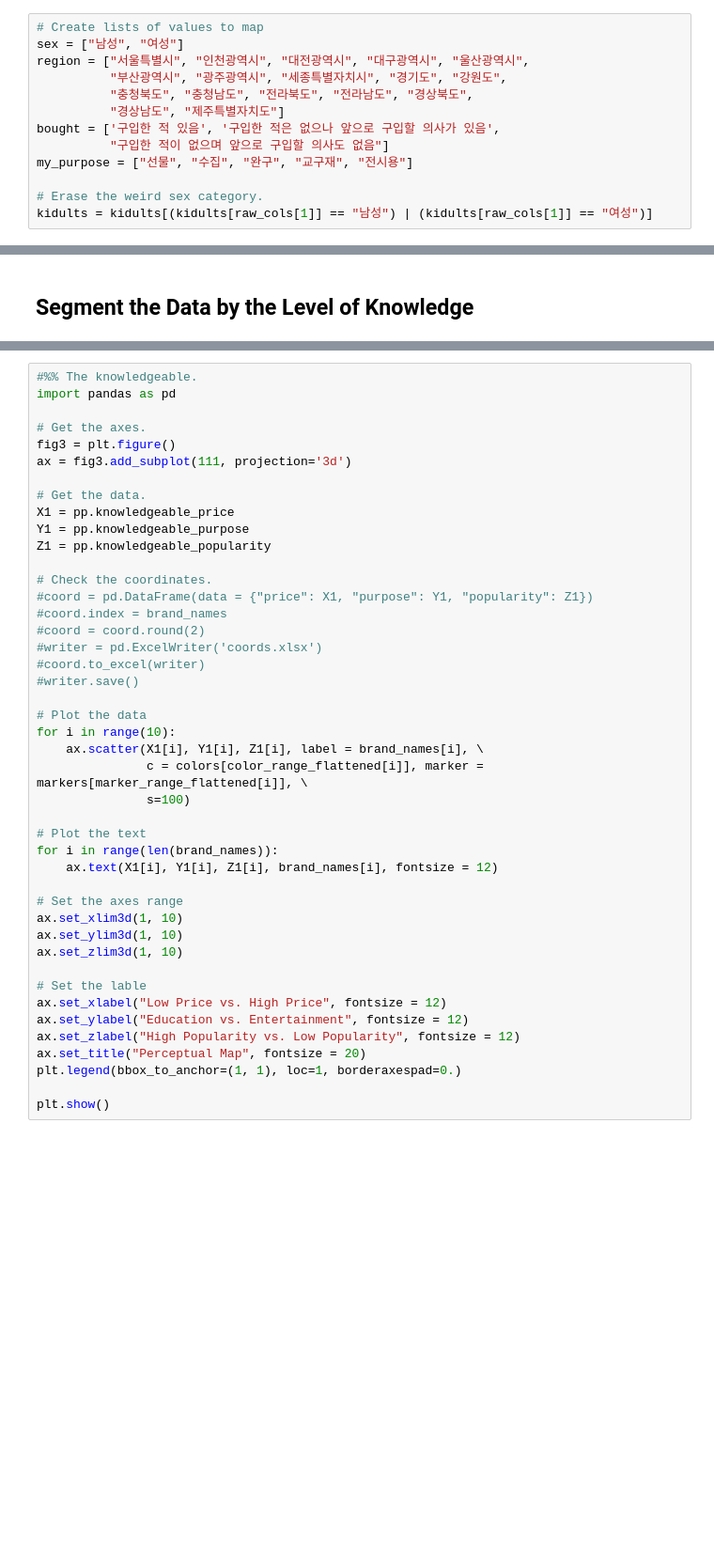
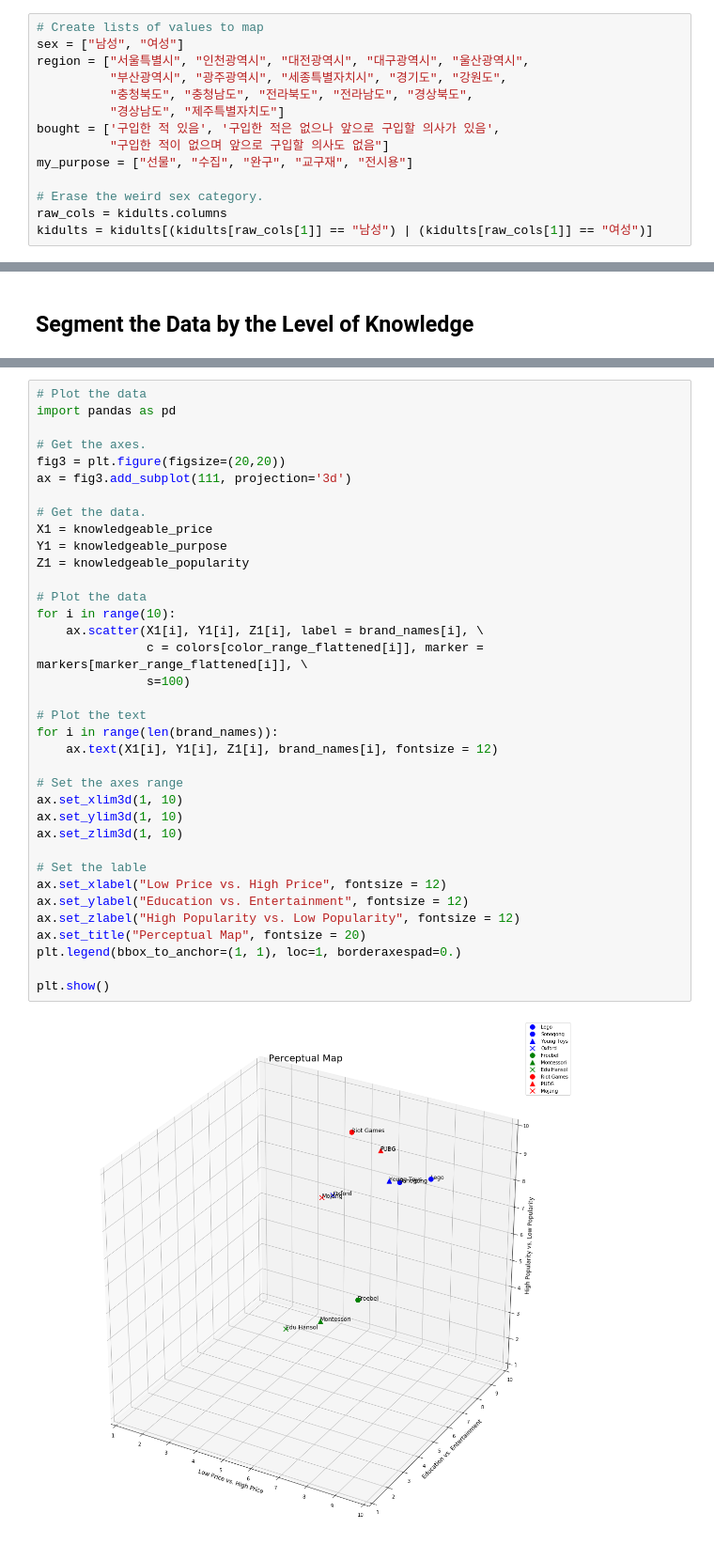
Before and after one commit to Jiseong-Michael-Yang/Marketing-Management, a Jupyter notebook: lego_marketing_survey_analysis.ipynb, the cells around one changed output, grey strips where cells are left out. Shown at 94% size. Saved outputs shown, nothing was run; the diff lists cells and outputs as text; blank space fills up the shorter version.

```diff
--- a/lego_marketing_survey_analysis.ipynb
+++ b/lego_marketing_survey_analysis.ipynb
@@ -41,6 +41,7 @@ bought = ['구입한 적 있음', '구입한 적은 없으나 앞으로 구입
 my_purpose = ["선물", "수집", "완구", "교구재", "전시용"]
 
 # Erase the weird sex category.
+raw_cols = kidults.columns
 kidults = kidults[(kidults[raw_cols[1]] == "남성") | (kidults[raw_cols[1]] == "여성")]
 # %%
 # Remove the last three columns that are unneccessary.
@@ -472,47 +486,41 @@ color_range_flattened = flatten(color_range)
 marker_range = [[0]] + [[i, i+1, i+2] * 3 for i in range(1)]
 marker_range_flattened = flatten(marker_range)
 # %%
-#%% The knowledgeable.
+# Plot the data
 import pandas as pd
 
 # Get the axes.
-fig3 = plt.figure()
+fig3 = plt.figure(figsize=(20,20))
 ax = fig3.add_subplot(111, projection='3d')
 
 # Get the data.
-X1 = pp.knowledgeable_price
-Y1 = pp.knowledgeable_purpose
-Z1 = pp.knowledgeable_popularity
-
-# Check the coordinates.
-#coord = pd.DataFrame(data = {"price": X1, "purpose": Y1, "popularity": Z1})
-#coord.index = brand_names
-#coord = coord.round(2)
-#writer = pd.ExcelWriter('coords.xlsx')
-#coord.to_excel(writer)
-#writer.save()
+X1 = knowledgeable_price
+Y1 = knowledgeable_purpose
+Z1 = knowledgeable_popularity
 
 # Plot the data
 for i in range(10):
     ax.scatter(X1[i], Y1[i], Z1[i], label = brand_names[i], \
                c = colors[color_range_flattened[i]], marker = markers[marker_range_flattened[i]], \
                s=100)
 
 # Plot the text
 for i in range(len(brand_names)):
     ax.text(X1[i], Y1[i], Z1[i], brand_names[i], fontsize = 12)
 
 # Set the axes range
 ax.set_xlim3d(1, 10)
 ax.set_ylim3d(1, 10)
 ax.set_zlim3d(1, 10)
 
 # Set the lable
 ax.set_xlabel("Low Price vs. High Price", fontsize = 12)
 ax.set_ylabel("Education vs. Entertainment", fontsize = 12)
 ax.set_zlabel("High Popularity vs. Low Popularity", fontsize = 12)
 ax.set_title("Perceptual Map", fontsize = 20)
 plt.legend(bbox_to_anchor=(1, 1), loc=1, borderaxespad=0.)
 
 plt.show()
+# %% [output]
+[figure, added]
 # %%
```
Also changed, not shown: parts of 12 cells of this notebook.
